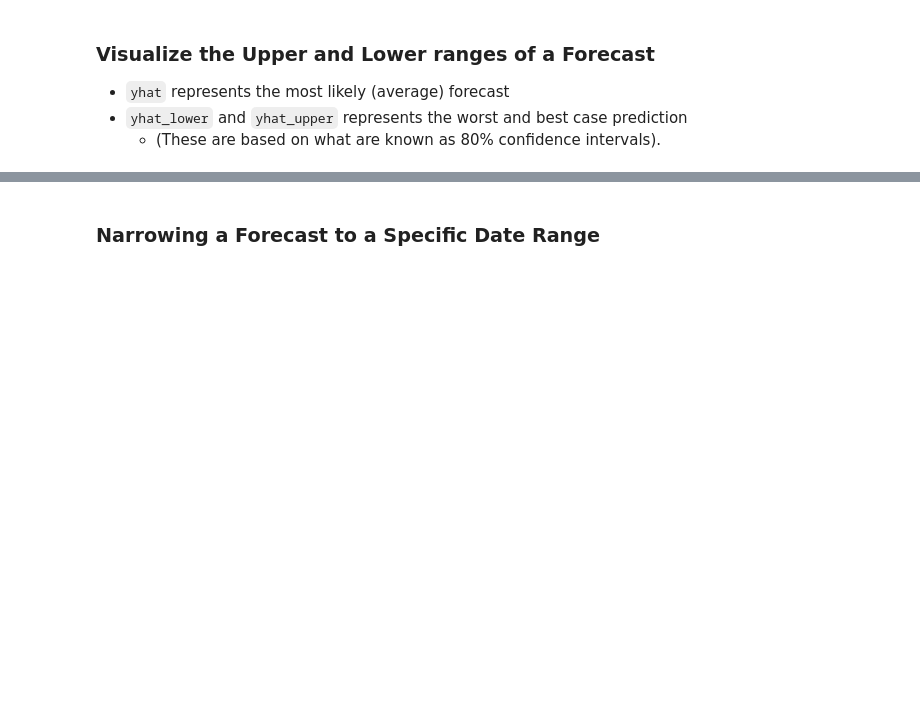
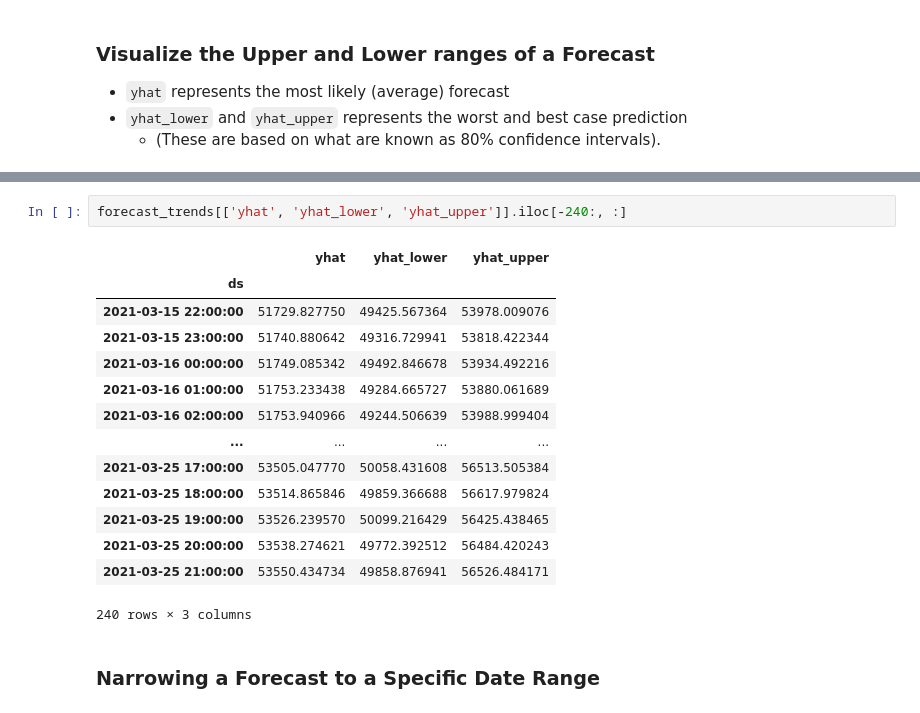
Before and after one commit to vickylee22/Challenge-11, a Jupyter notebook: analyze_model_results.ipynb, the cells around one changed output, grey strips where cells are left out. Cells and saved outputs as stored; diff of their text form; blank space fills up the shorter version.

```diff
--- a/analyze_model_results.ipynb
+++ b/analyze_model_results.ipynb
@@ -186,6 +186,23 @@ forecast_trends.head()
 forecast_trends[['yhat', 'yhat_lower', 'yhat_upper']].iloc[-240:, :].hvplot()
 # %% [output]
 [interactive output not drawn]
+# %%
+forecast_trends[['yhat', 'yhat_lower', 'yhat_upper']].iloc[-240:, :]
+# %% [output]
+|  | yhat | yhat_lower | yhat_upper |
+| ds |  |  |  |
+| 2021-03-15 22:00:00 | 51729.827750 | 49425.567364 | 53978.009076 |
+| 2021-03-15 23:00:00 | 51740.880642 | 49316.729941 | 53818.422344 |
+| 2021-03-16 00:00:00 | 51749.085342 | 49492.846678 | 53934.492216 |
+| 2021-03-16 01:00:00 | 51753.233438 | 49284.665727 | 53880.061689 |
+| 2021-03-16 02:00:00 | 51753.940966 | 49244.506639 | 53988.999404 |
+| ... | ... | ... | ... |
+| 2021-03-25 17:00:00 | 53505.047770 | 50058.431608 | 56513.505384 |
+| 2021-03-25 18:00:00 | 53514.865846 | 49859.366688 | 56617.979824 |
+| 2021-03-25 19:00:00 | 53526.239570 | 50099.216429 | 56425.438465 |
+| 2021-03-25 20:00:00 | 53538.274621 | 49772.392512 | 56484.420243 |
+| 2021-03-25 21:00:00 | 53550.434734 | 49858.876941 | 56526.484171 |
+240 rows × 3 columns
 # %% [markdown]
 ### Narrowing a Forecast to a Specific Date Range
 # %%
```
